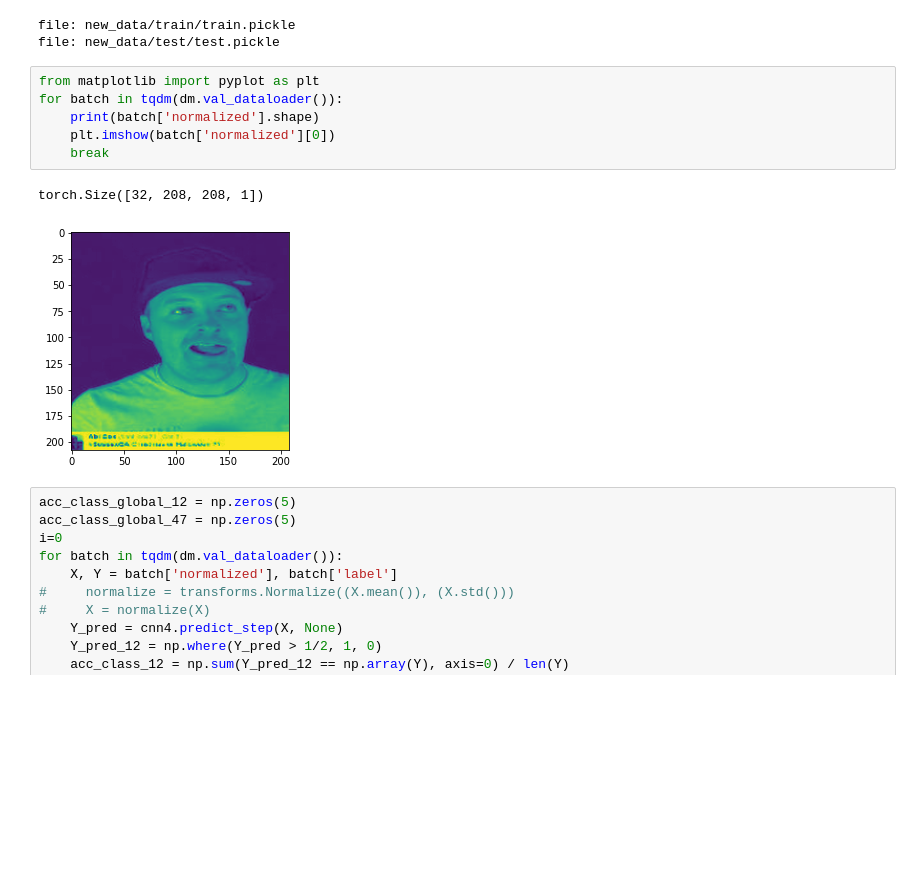
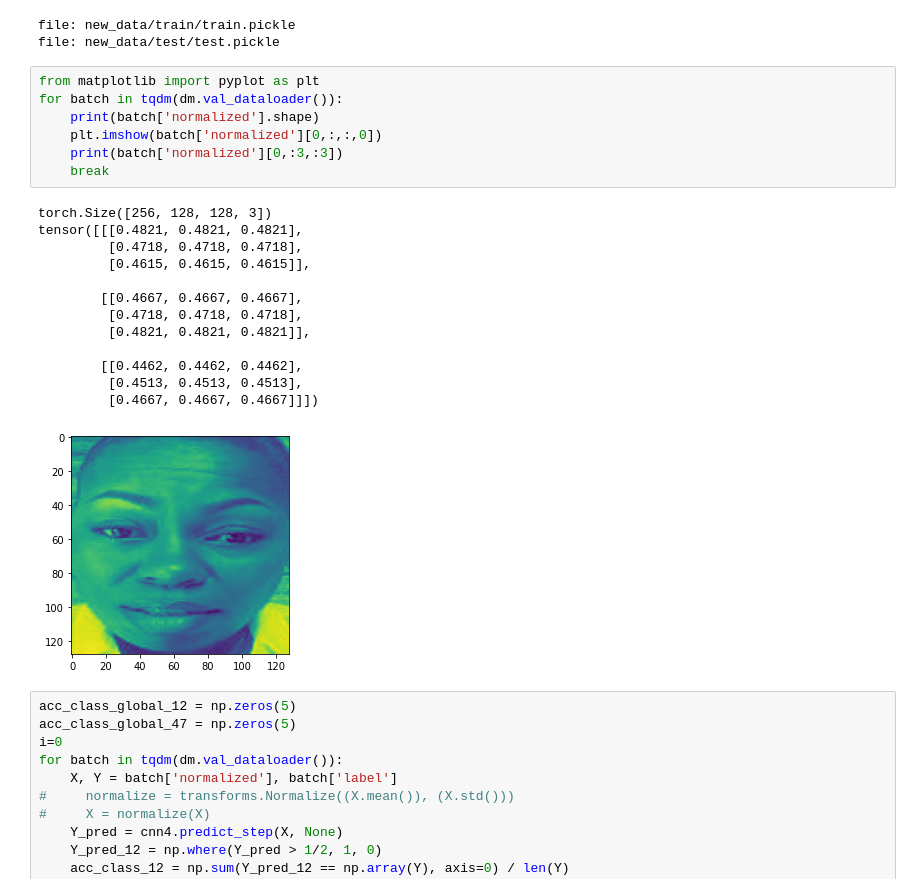
Before and after one commit to Krl1/PersonalityPyTorch, a Jupyter notebook: test_model.ipynb, the cells around one changed output. Drawn from its saved outputs; the diff is of its cells as text; blank space fills up the shorter version.

```diff
--- a/test_model.ipynb
+++ b/test_model.ipynb
@@ -59,12 +64,24 @@ file: new_data/test/test.pickle
 # %%
 from matplotlib import pyplot as plt
 for batch in tqdm(dm.val_dataloader()):
     print(batch['normalized'].shape)
-    plt.imshow(batch['normalized'][0])
+    plt.imshow(batch['normalized'][0,:,:,0])
+    print(batch['normalized'][0,:3,:3])
     break
 # %% [output]
-torch.Size([32, 208, 208, 1])
+torch.Size([256, 128, 128, 3])
+tensor([[[0.4821, 0.4821, 0.4821],
+         [0.4718, 0.4718, 0.4718],
+         [0.4615, 0.4615, 0.4615]],
+
+        [[0.4667, 0.4667, 0.4667],
+         [0.4718, 0.4718, 0.4718],
+         [0.4821, 0.4821, 0.4821]],
+
+        [[0.4462, 0.4462, 0.4462],
+         [0.4513, 0.4513, 0.4513],
+         [0.4667, 0.4667, 0.4667]]])
-[figure, old version]
+[figure, new version]
 # %%
 acc_class_global_12 = np.zeros(5)
 acc_class_global_47 = np.zeros(5)
```
Also changed, not shown: parts of 2 cells of this notebook, 7 other files.
